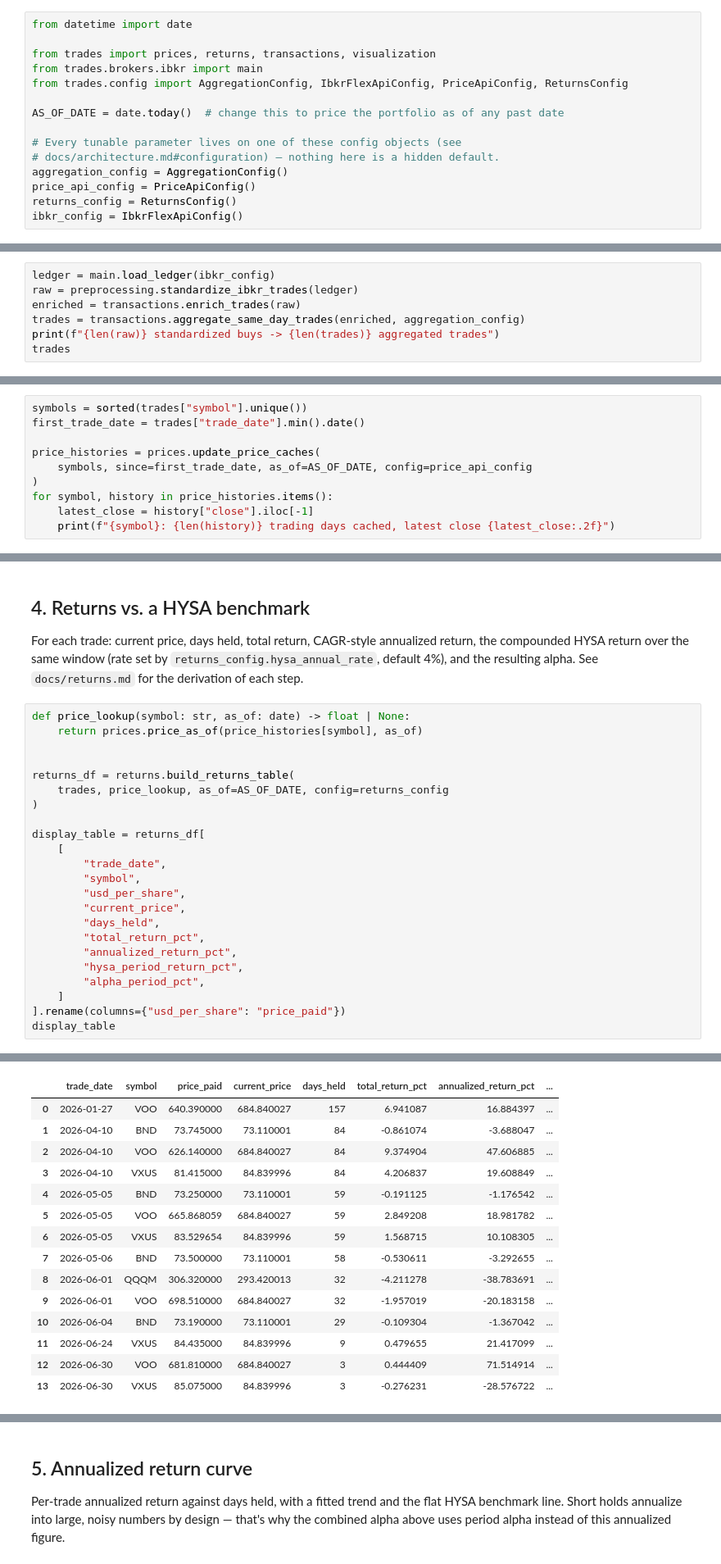
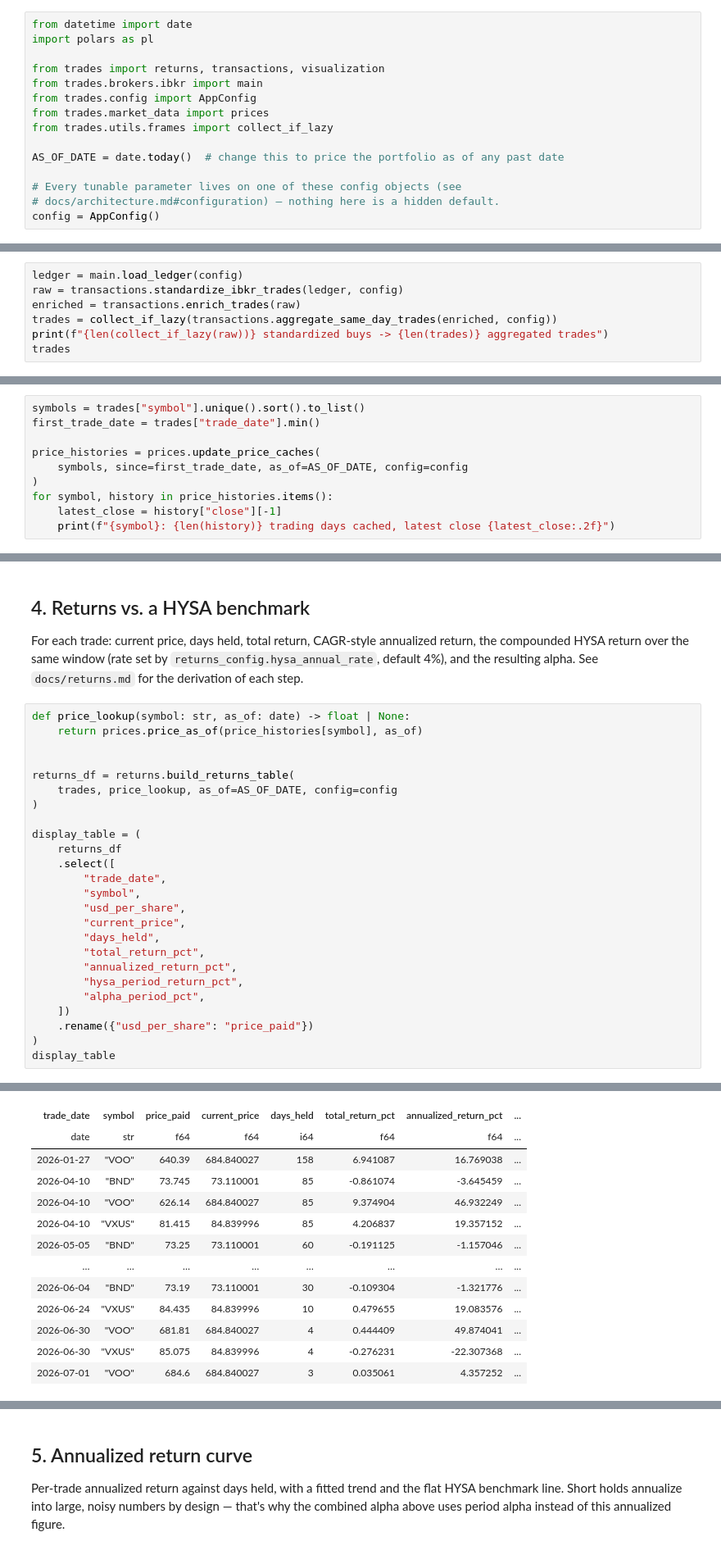
Before and after one commit to gduguey/FinanceDashboard, a Jupyter notebook: notebooks/portfolio.ipynb, the cells around one changed output, grey strips where cells are left out. Shown at 82% size. Cells and saved outputs as stored; diff of their text form.

```diff
--- a/notebooks/portfolio.ipynb
+++ b/notebooks/portfolio.ipynb
@@ -4,28 +4,28 @@
 This notebook only orchestrates: it calls `transactions` (trade logic), `prices` (Yahoo Finance fetch + cache), `returns` (CAGR / HYSA benchmark math), and `visualization` (all charts). No logic lives in this notebook itself — see `docs/architecture.md` for the module map.
 # %%
 from datetime import date
+import polars as pl
 
-from trades import prices, returns, transactions, visualization
+from trades import returns, transactions, visualization
 from trades.brokers.ibkr import main
-from trades.config import AggregationConfig, IbkrFlexApiConfig, PriceApiConfig, ReturnsConfig
+from trades.config import AppConfig
+from trades.market_data import prices
+from trades.utils.frames import collect_if_lazy
 
 AS_OF_DATE = date.today()  # change this to price the portfolio as of any past date
 
 # Every tunable parameter lives on one of these config objects (see
 # docs/architecture.md#configuration) — nothing here is a hidden default.
-aggregation_config = AggregationConfig()
-price_api_config = PriceApiConfig()
-returns_config = ReturnsConfig()
-ibkr_config = IbkrFlexApiConfig()
+config = AppConfig()
 # %% [markdown]
 ## 1. Load, enrich, and aggregate trades
 
 Trades come from the local IBKR ledger cache (`data/brokers/ibkr/ledger.csv`, kept fresh by running `notebooks/ibkr_sync.ipynb`), standardized from the canonical ledger onto the older, narrower trade schema by `preprocessing.standardize_ibkr_trades` (only `BUY` events on a real symbol — see `docs/architecture.md`, "Canonical trade schema"). `enrich_trades` then adds `usd_per_share`, and `aggregate_same_day_trades` merges same-day, same-symbol fills executed within 0.01% of each other into one row (summed shares/USD, recomputed $/share) — this is the dataset used for everything downstream.
 # %%
-ledger = main.load_ledger(ibkr_config)
-raw = preprocessing.standardize_ibkr_trades(ledger)
+ledger = main.load_ledger(config)
+raw = transactions.standardize_ibkr_trades(ledger, config)
 enriched = transactions.enrich_trades(raw)
-trades = transactions.aggregate_same_day_trades(enriched, aggregation_config)
-print(f"{len(raw)} standardized buys -> {len(trades)} aggregated trades")
+trades = collect_if_lazy(transactions.aggregate_same_day_trades(enriched, config))
+print(f"{len(collect_if_lazy(raw))} standardized buys -> {len(trades)} aggregated trades")
 trades
 # %% [output]
@@ -86,14 +98,14 @@ visualization.plot_investment_pie(pie_options).show()
 
 One local cache file per symbol (`data/prices/{SYMBOL}.csv`), each call only fetching the date range missing since the last run — see `docs/architecture.md` for the cache design. History goes back to the first trade date across the whole portfolio.
 # %%
-symbols = sorted(trades["symbol"].unique())
-first_trade_date = trades["trade_date"].min().date()
+symbols = trades["symbol"].unique().sort().to_list()
+first_trade_date = trades["trade_date"].min()
 
 price_histories = prices.update_price_caches(
-    symbols, since=first_trade_date, as_of=AS_OF_DATE, config=price_api_config
+    symbols, since=first_trade_date, as_of=AS_OF_DATE, config=config
 )
 for symbol, history in price_histories.items():
-    latest_close = history["close"].iloc[-1]
+    latest_close = history["close"][-1]
     print(f"{symbol}: {len(history)} trading days cached, latest close {latest_close:.2f}")
 # %% [output]
 BND: 109 trading days cached, latest close 73.11
@@ -110,11 +122,12 @@ def price_lookup(symbol: str, as_of: date) -> float | None:
 
 
 returns_df = returns.build_returns_table(
-    trades, price_lookup, as_of=AS_OF_DATE, config=returns_config
+    trades, price_lookup, as_of=AS_OF_DATE, config=config
 )
 
-display_table = returns_df[
-    [
+display_table = (
+    returns_df
+    .select([
         "trade_date",
         "symbol",
         "usd_per_share",
@@ -124,7 +137,8 @@ display_table = returns_df[
         "annualized_return_pct",
         "hysa_period_return_pct",
         "alpha_period_pct",
-    ]
-].rename(columns={"usd_per_share": "price_paid"})
+    ])
+    .rename({"usd_per_share": "price_paid"})
+)
 display_table
 # %% [output]
@@ -131,16 +146,14 @@ display_table
-|  | trade_date | symbol | price_paid | current_price | days_held | total_return_pct | annualized_return_pct | ... |
-| 0 | 2026-01-27 | VOO | 640.390000 | 684.840027 | 157 | 6.941087 | 16.884397 | ... |
-| 1 | 2026-04-10 | BND | 73.745000 | 73.110001 | 84 | -0.861074 | -3.688047 | ... |
-| 2 | 2026-04-10 | VOO | 626.140000 | 684.840027 | 84 | 9.374904 | 47.606885 | ... |
-| 3 | 2026-04-10 | VXUS | 81.415000 | 84.839996 | 84 | 4.206837 | 19.608849 | ... |
-| 4 | 2026-05-05 | BND | 73.250000 | 73.110001 | 59 | -0.191125 | -1.176542 | ... |
-| 5 | 2026-05-05 | VOO | 665.868059 | 684.840027 | 59 | 2.849208 | 18.981782 | ... |
-| 6 | 2026-05-05 | VXUS | 83.529654 | 84.839996 | 59 | 1.568715 | 10.108305 | ... |
-| 7 | 2026-05-06 | BND | 73.500000 | 73.110001 | 58 | -0.530611 | -3.292655 | ... |
-| 8 | 2026-06-01 | QQQM | 306.320000 | 293.420013 | 32 | -4.211278 | -38.783691 | ... |
-| 9 | 2026-06-01 | VOO | 698.510000 | 684.840027 | 32 | -1.957019 | -20.183158 | ... |
-| 10 | 2026-06-04 | BND | 73.190000 | 73.110001 | 29 | -0.109304 | -1.367042 | ... |
-| 11 | 2026-06-24 | VXUS | 84.435000 | 84.839996 | 9 | 0.479655 | 21.417099 | ... |
-| 12 | 2026-06-30 | VOO | 681.810000 | 684.840027 | 3 | 0.444409 | 71.514914 | ... |
-| 13 | 2026-06-30 | VXUS | 85.075000 | 84.839996 | 3 | -0.276231 | -28.576722 | ... |
+| trade_date | symbol | price_paid | current_price | days_held | total_return_pct | annualized_return_pct | ... |
+| date | str | f64 | f64 | i64 | f64 | f64 | ... |
+| 2026-01-27 | "VOO" | 640.39 | 684.840027 | 158 | 6.941087 | 16.769038 | ... |
+| 2026-04-10 | "BND" | 73.745 | 73.110001 | 85 | -0.861074 | -3.645459 | ... |
+| 2026-04-10 | "VOO" | 626.14 | 684.840027 | 85 | 9.374904 | 46.932249 | ... |
+| 2026-04-10 | "VXUS" | 81.415 | 84.839996 | 85 | 4.206837 | 19.357152 | ... |
+| 2026-05-05 | "BND" | 73.25 | 73.110001 | 60 | -0.191125 | -1.157046 | ... |
+| … | … | … | … | … | … | … | ... |
+| 2026-06-04 | "BND" | 73.19 | 73.110001 | 30 | -0.109304 | -1.321776 | ... |
+| 2026-06-24 | "VXUS" | 84.435 | 84.839996 | 10 | 0.479655 | 19.083576 | ... |
+| 2026-06-30 | "VOO" | 681.81 | 684.840027 | 4 | 0.444409 | 49.874041 | ... |
+| 2026-06-30 | "VXUS" | 85.075 | 84.839996 | 4 | -0.276231 | -22.307368 | ... |
+| 2026-07-01 | "VOO" | 684.6 | 684.840027 | 3 | 0.035061 | 4.357252 | ... |
 # %%
```
Also changed, not shown: parts of 6 cells of this notebook, 18 other files.
